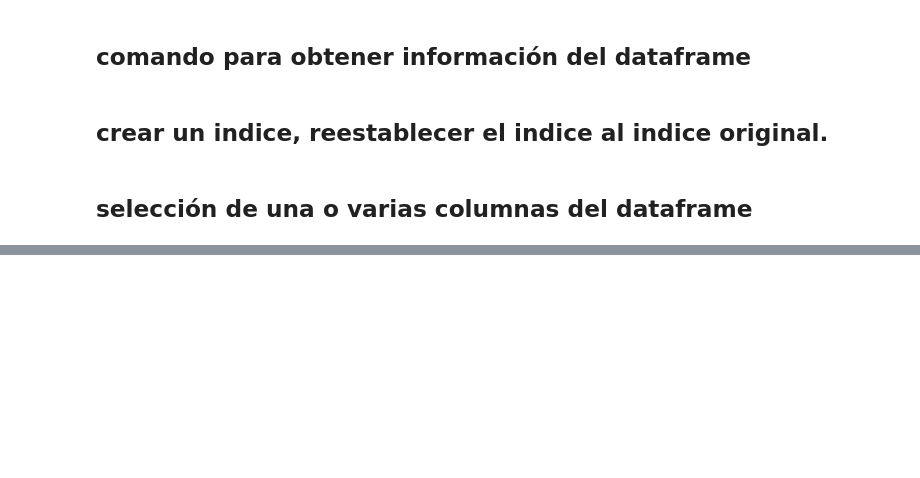
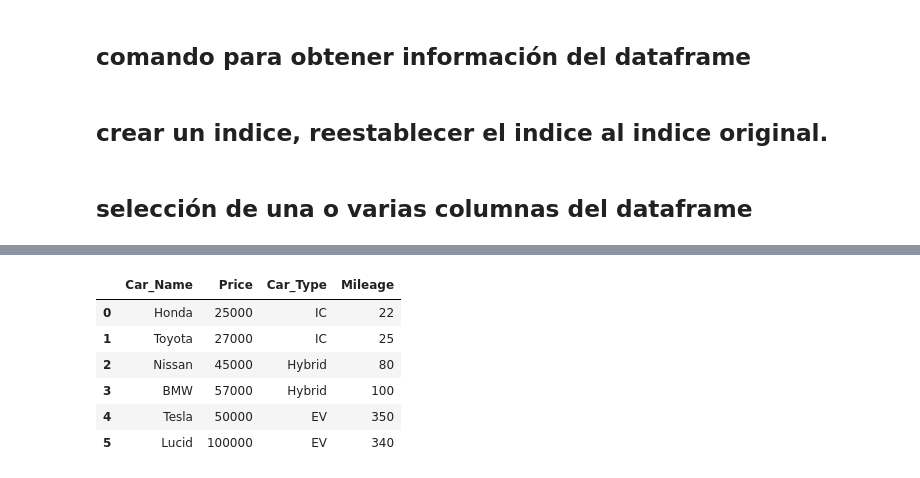
Before and after one commit to pacomm5/Plantillas, a Jupyter notebook: PANDAS.ipynb, the cells around one changed output, grey strips where cells are left out. Cells and saved outputs as stored; diff of their text form; code cells hidden in the pictures; blank space fills up the shorter version.

```diff
--- a/PANDAS.ipynb
+++ b/PANDAS.ipynb
@@ -463,0 +982,5 @@ housing_df = pd.read_csv("el archivo que sea", index_col = "Ciudad")
+# %%
+#Dataframe 1
+all_cars = pd.DataFrame([['Honda', 25000], ['Toyota', 27000],['Nissan', 45000], ['BMW', 57000],['Tesla', 50000], ['Lucid', 100000]],
+                   columns=['Car_Name', 'Price'])
+all_cars
@@ -463,0 +995,5 @@ housing_df = pd.read_csv("el archivo que sea", index_col = "Ciudad")
+# %%
+#dataframe2
+mileage_cars = pd.DataFrame([['Honda','IC', 22], ['Toyota','IC',25],['Nissan','Hybrid', 80], ['BMW','Hybrid', 100],['Tesla','EV', 350],['Lucid','EV', 340]],
+                             columns=['Car_Name','Car_Type', 'Mileage'])
+mileage_cars
@@ -463,0 +1008,12 @@ housing_df = pd.read_csv("el archivo que sea", index_col = "Ciudad")
+# %%
+#Merge the 2 dataframe on Car_Name
+cars_merged = pd.merge(all_cars, mileage_cars, on = 'Car_Name')
+cars_merged
+# %% [output]
+|  | Car_Name | Price | Car_Type | Mileage |
+| 0 | Honda | 25000 | IC | 22 |
+| 1 | Toyota | 27000 | IC | 25 |
+| 2 | Nissan | 45000 | Hybrid | 80 |
+| 3 | BMW | 57000 | Hybrid | 100 |
+| 4 | Tesla | 50000 | EV | 350 |
+| 5 | Lucid | 100000 | EV | 340 |
```
Also changed, not shown: parts of 101 cells of this notebook.
